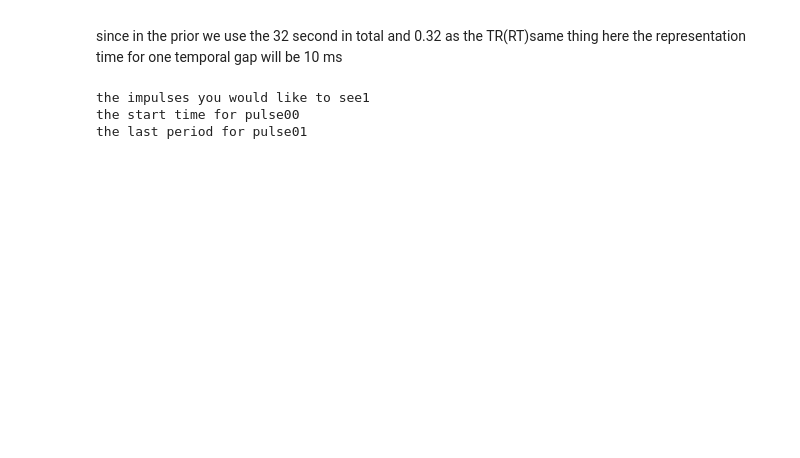
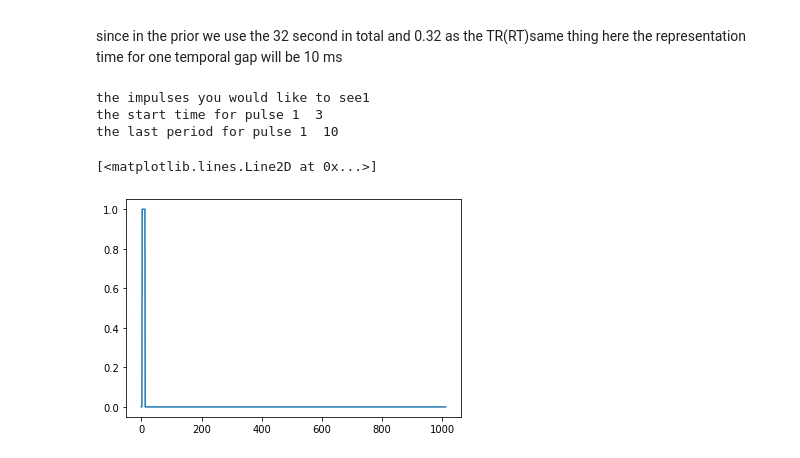
Before and after one commit to TheOnlylight/C, a Jupyter notebook: BrainExplanation.ipynb, the cells around one changed output. Saved outputs shown, nothing was run; the diff lists cells and outputs as text; code cells hidden in the pictures; blank space fills up the shorter version.

```diff
--- a/BrainExplanation.ipynb
+++ b/BrainExplanation.ipynb
@@ -151,11 +151,23 @@ here the representation time for one temporal gap will be 10 ms
 # %%
 pulses_num = input('the impulses you would like to see')
 start_t = []
 last_t = []
 for i in range(0,int(pulses_num)):
-    start_t.append(input('the start time for pulse '+str(i)))
-    last_t.append(input('the last period for pulse ' + str(i)))
+    start_t.append(input('the start time for pulse '+str(i+1)+'  '))
+    last_t.append(input('the last period for pulse ' + str(i+1)+'  '))
+block = pd.zeros(100000)
+
+for i in range(0,int(pulses_num)):
+    for j in range(0,int(last_t[i])):
+        block[int(start_t[i])+j] = 1
+        last = int(start_t[i])+j
+last+=1000
+block = block[:last]
+g,gg = plt.subplots()
+gg.plot(range(0,last),block)
 # %% [output]
 the impulses you would like to see1
-the start time for pulse00
-the last period for pulse01
+the start time for pulse 1  3
+the last period for pulse 1  10
+[<matplotlib.lines.Line2D at 0x...>]
+[figure, added]
```
Also changed, not shown: parts of 1 cell of this notebook.
